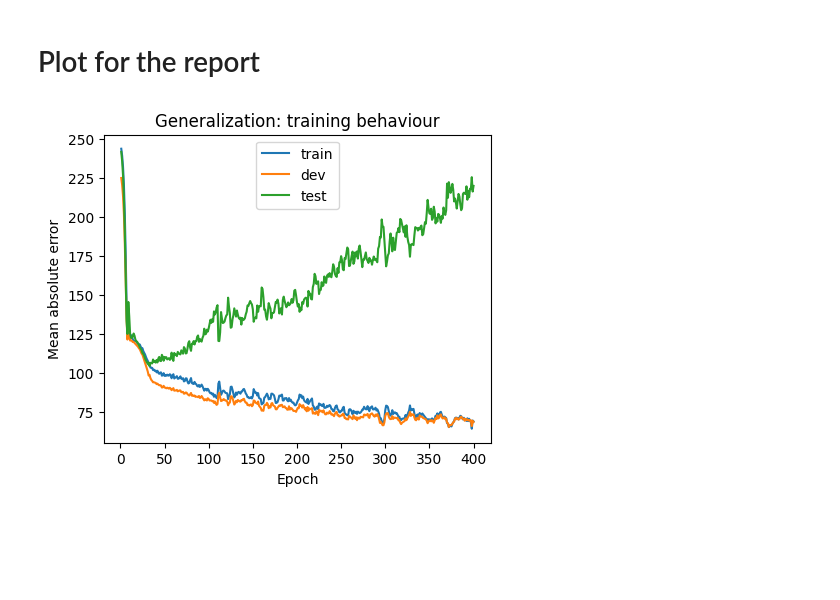
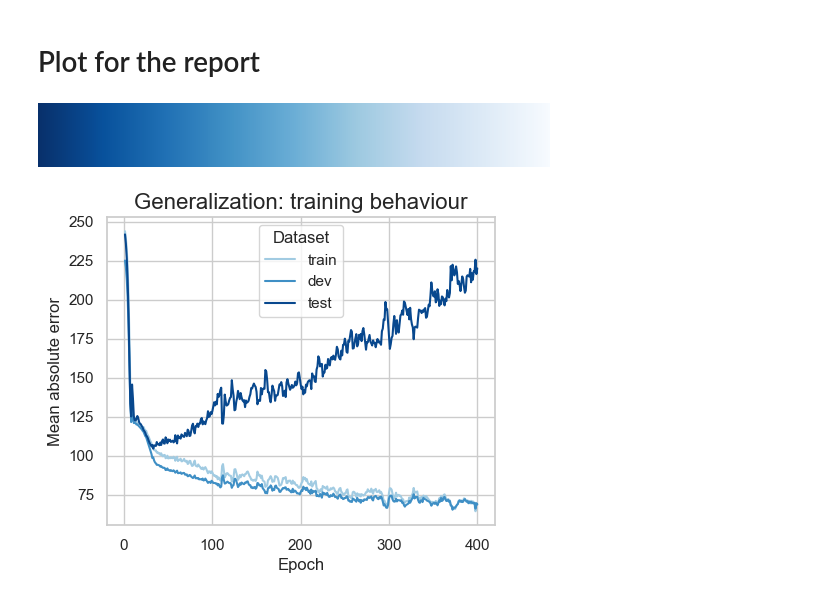
Before and after one commit to muraronicola/Approximating-volume-computations-via-GNNs, a Jupyter notebook: AnalyzeResults.ipynb, the cells around one changed output. Saved outputs shown, nothing was run; the diff lists cells and outputs as text; code cells hidden in the pictures; blank space fills up the shorter version.

Commit message:
updates to plots?

```diff
--- a/AnalyzeResults.ipynb
+++ b/AnalyzeResults.ipynb
@@ -196,21 +196,30 @@ for i in range(len(vector_data)):
 [figure]
 # %% [markdown]
 <h1>Plot for the report</h1>
+# %%
+sns.color_palette("Blues_r", as_cmap=True)
+# %% [output]
+[figure, added]
 # %%
 #Best run results
+sns.set_theme(style="whitegrid")
+
 figure_report, ax_report = plt.subplots(1, figsize=(5, 4))
 
 limited_data = vector_data[best_run_index].loc[vector_data[best_run_index]["epoch"] <= 400]
 
-sns.lineplot(data=limited_data, x="epoch", y="mae_train", ax=ax_report, label="train")
-sns.lineplot(data=limited_data, x="epoch", y="mae_dev", ax=ax_report, label="dev")
-sns.lineplot(data=limited_data, x="epoch", y="mae_test", ax=ax_report, label="test")
+colors = sns.color_palette("Blues_r", n_colors=10)
 
-ax_report.set_title("Generalization: training behaviour")
+sns.lineplot(data=limited_data, x="epoch", y="mae_train", ax=ax_report, label="train", color=colors[6])
+sns.lineplot(data=limited_data, x="epoch", y="mae_dev", ax=ax_report, label="dev", color=colors[3])
+sns.lineplot(data=limited_data, x="epoch", y="mae_test", ax=ax_report, label="test", color=colors[0])
+
+ax_report.set_title("Generalization: training behaviour", fontsize=16)
 ax_report.set_xlabel("Epoch")
 ax_report.set_ylabel("Mean absolute error")
+ax_report.legend(title="Dataset", loc='upper center')
 
 
 figure2.tight_layout(pad=2.0)
 # %% [output]
-[figure, old version]
+[figure, new version]
```
Also changed, not shown: 4 other files.
